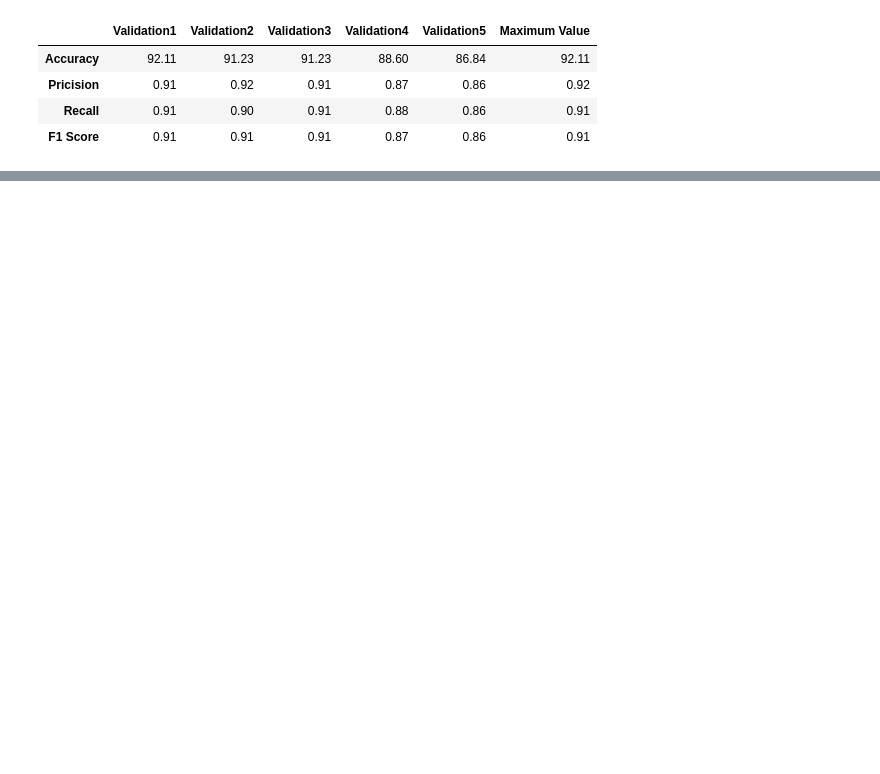
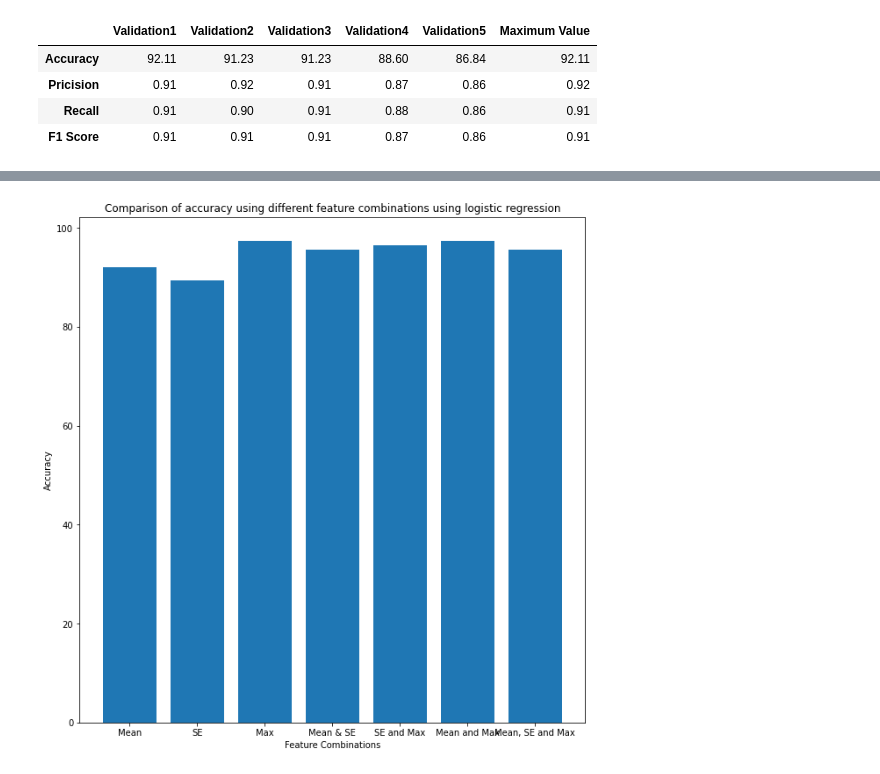
Before and after one commit to NavoditC/24787_Project, a Jupyter notebook: Logistic Regression.ipynb, the cells around one changed output, grey strips where cells are left out. Drawn from its saved outputs; the diff is of its cells as text; code cells hidden in the pictures; blank space fills up the shorter version.

Commit message:
Updated logistic regression.ipynb
Compared the accuracy of logistic regression using different combinations of the mean, SE and maximum value of the features. Depicted this using a barplot.

```diff
--- a/Logistic Regression.ipynb
+++ b/Logistic Regression.ipynb
@@ -97,0 +372,13 @@ display(df1)
+# %%
+import matplotlib.pyplot as plt
+fig = plt.figure(figsize=(8,8))
+ax = fig.add_axes([0,0,1,1])
+feature_comb = ['Mean', 'SE', 'Max', 'Mean & SE', 'SE and Max', 'Mean and Max', 'Mean, SE and Max']
+accuracy = [92.11,89.47,97.37,95.61,96.49,97.37,95.61]
+ax.bar(feature_comb,accuracy)
+ax.set_xlabel('Feature Combinations')
+ax.set_ylabel('Accuracy')
+ax.set_title('Comparison of accuracy using different feature combinations using logistic regression')
+plt.show()
+# %% [output]
+[figure, added]
```
Also changed, not shown: parts of 23 cells of this notebook.
